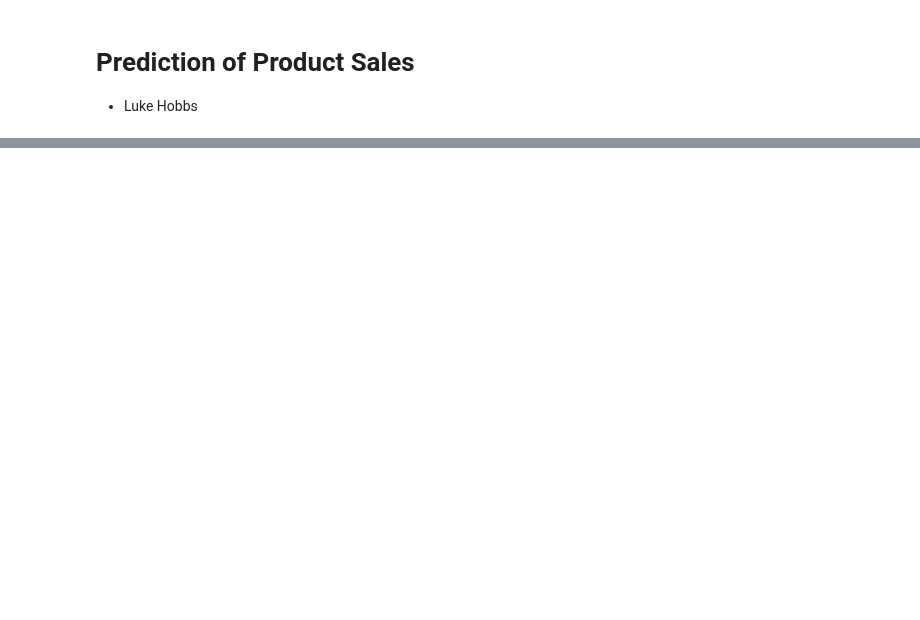
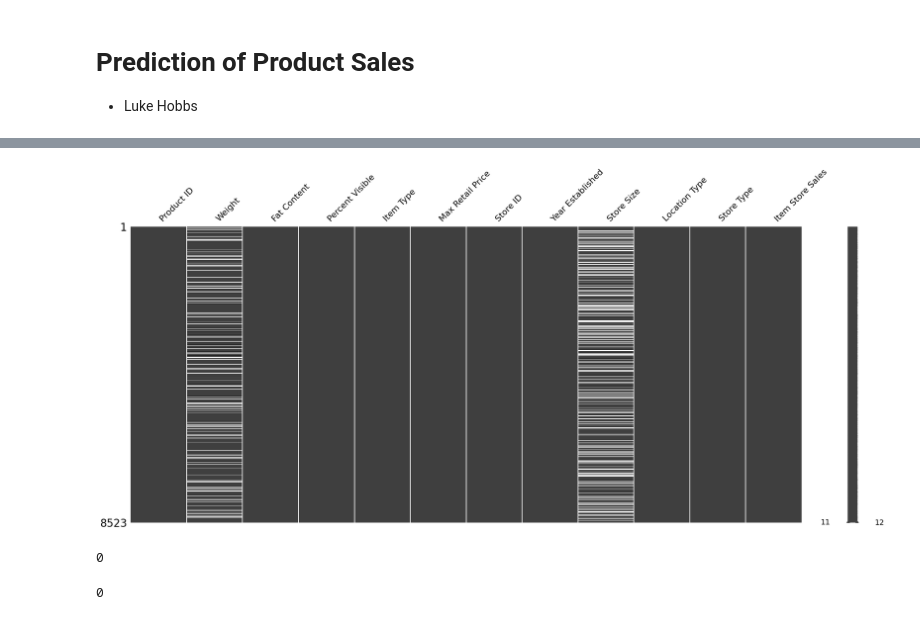
Before and after one commit to Rovidicus/Prediction-of-Product-Sales, a Jupyter notebook: PredictionofProductSales_LukeH.ipynb, the cells around one changed output, grey strips where cells are left out. Drawn from its saved outputs; the diff is of its cells as text; code cells hidden in the pictures; blank space fills up the shorter version.

```diff
--- a/PredictionofProductSales_LukeH.ipynb
+++ b/PredictionofProductSales_LukeH.ipynb
@@ -9,0 +18,4 @@
+# %%
+# Saving the filepath and assigning dataframe as df
+fpath = '/content/drive/MyDrive/CodingDojo/01-Fundamentals/Week02/Data/sales_predictions_2023.csv'
+df = pd.read_csv(fpath)
@@ -11,0 +84,9 @@
+# %%
+# Renaming columns to be more presentable with dictionary
+rename_dict = {'Item_Identifier': 'Product ID', 'Item_Weight': 'Weight',
+                'Item_Fat_Content': 'Fat Content', 'Item_Visibility': 'Percent Visible',
+                'Item_Type':'Item Type', 'Item_MRP': 'Max Retail Price', 'Outlet_Identifier': 'Store ID',
+                'Outlet_Establishment_Year': 'Year Established', 'Outlet_Size': 'Store Size',
+                'Outlet_Location_Type': 'Location Type', 'Outlet_Type': 'Store Type', 'Item_Outlet_Sales': 'Item Store Sales' }
+df = df.rename(rename_dict, axis=1)
+df.head()
@@ -11,0 +117,4 @@
+# %%
+# Adjusting percent Visible to reflect actual percentage
+df['Percent Visible'] = df['Percent Visible'].multiply(100)
+df['Percent Visible']
@@ -11,0 +169,17 @@
+# %%
+# Visualizing the missing values using the missingno package.
+import missingno as msno
+msno.matrix(df);
+# %% [output]
+[figure, added]
+# %%
+# Create placeholder values for columns 'Store Size' and 'Weight'
+df['Store Size'] = df['Store Size'].fillna('MISSING')
+df['Store Size'].isna().sum()
+# %% [output]
+0
+# %%
+df['Weight'] = df['Weight'].fillna(-1)
+df['Store Size'].isna().sum()
+# %% [output]
+0
```
Also changed, not shown: parts of 30 cells of this notebook.
